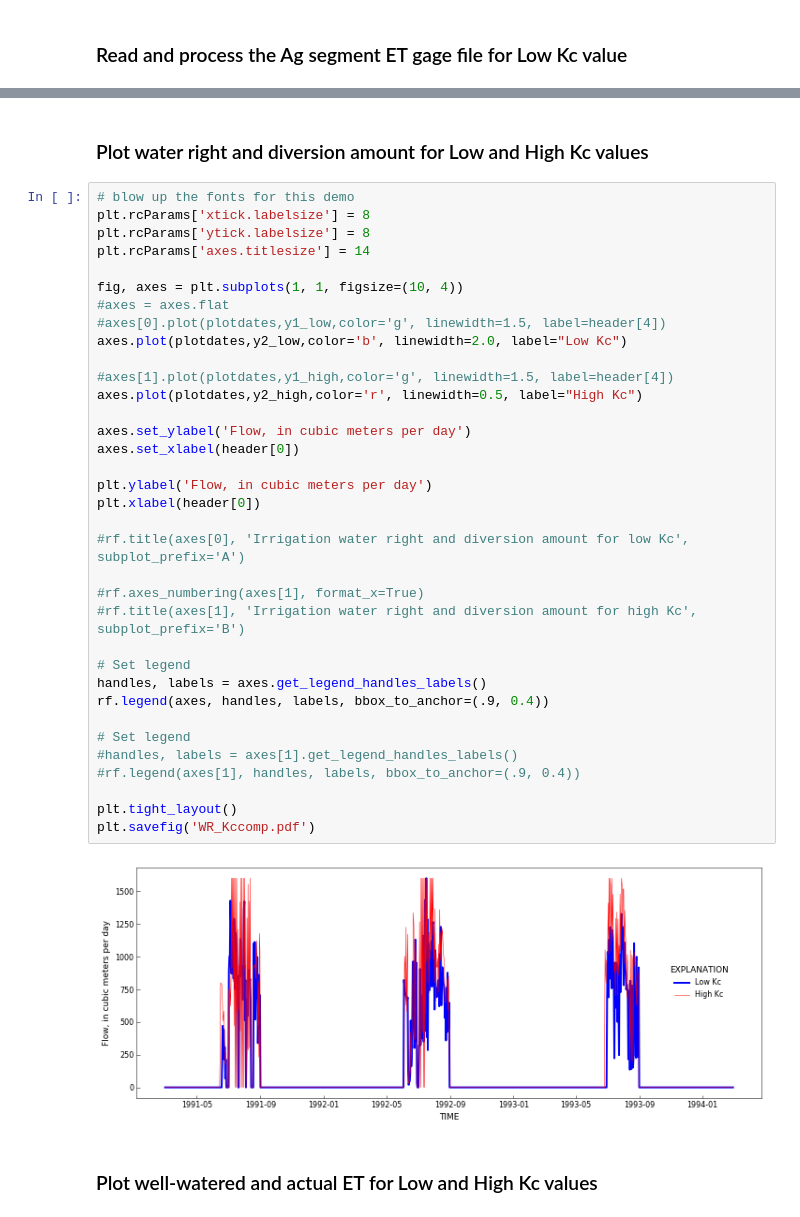
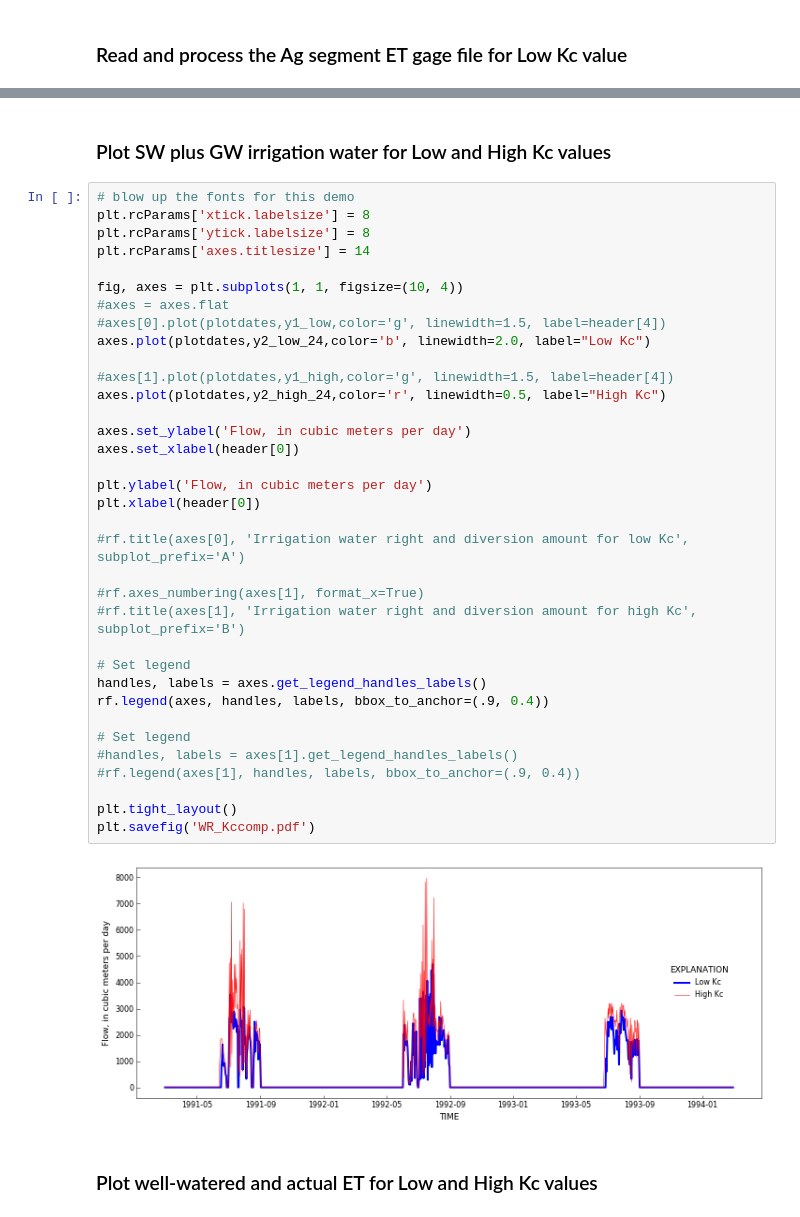
Before and after one commit to rniswon/gsflow_examples, a Jupyter notebook: sagehen_Agwater/notebook/Ag_ETdemand.ipynb, the cells around one changed output, grey strips where cells are left out. Saved outputs shown, nothing was run; the diff lists cells and outputs as text.

```diff
--- a/sagehen_Agwater/notebook/Ag_ETdemand.ipynb
+++ b/sagehen_Agwater/notebook/Ag_ETdemand.ipynb
@@ -216,5 +348,5 @@ fname.close()
 # %% [markdown]
-### Plot water right and diversion amount for Low and High Kc values
+### Plot SW plus GW irrigation water for Low and High Kc values
 # %%
 # blow up the fonts for this demo
 plt.rcParams['xtick.labelsize'] = 8
@@ -222,36 +354,36 @@ plt.rcParams['ytick.labelsize'] = 8
 plt.rcParams['axes.titlesize'] = 14
 
 fig, axes = plt.subplots(1, 1, figsize=(10, 4))
 #axes = axes.flat
 #axes[0].plot(plotdates,y1_low,color='g', linewidth=1.5, label=header[4])
-axes.plot(plotdates,y2_low,color='b', linewidth=2.0, label="Low Kc")
+axes.plot(plotdates,y2_low_24,color='b', linewidth=2.0, label="Low Kc")
 
 #axes[1].plot(plotdates,y1_high,color='g', linewidth=1.5, label=header[4])
-axes.plot(plotdates,y2_high,color='r', linewidth=0.5, label="High Kc")
+axes.plot(plotdates,y2_high_24,color='r', linewidth=0.5, label="High Kc")
 
 axes.set_ylabel('Flow, in cubic meters per day')
 axes.set_xlabel(header[0])
 
 plt.ylabel('Flow, in cubic meters per day')
 plt.xlabel(header[0])
 
 #rf.title(axes[0], 'Irrigation water right and diversion amount for low Kc', subplot_prefix='A')
 
 #rf.axes_numbering(axes[1], format_x=True)
 #rf.title(axes[1], 'Irrigation water right and diversion amount for high Kc', subplot_prefix='B')
 
 # Set legend
 handles, labels = axes.get_legend_handles_labels()
 rf.legend(axes, handles, labels, bbox_to_anchor=(.9, 0.4))
 
 # Set legend
 #handles, labels = axes[1].get_legend_handles_labels()
 #rf.legend(axes[1], handles, labels, bbox_to_anchor=(.9, 0.4))
 
 plt.tight_layout()
 plt.savefig('WR_Kccomp.pdf')
 # %% [output]
-[figure, old version]
+[figure, new version]
 # %% [markdown]
 ### Plot well-watered and actual ET for Low and High Kc values
 # %%
```
Also changed, not shown: parts of 5 cells of this notebook.
